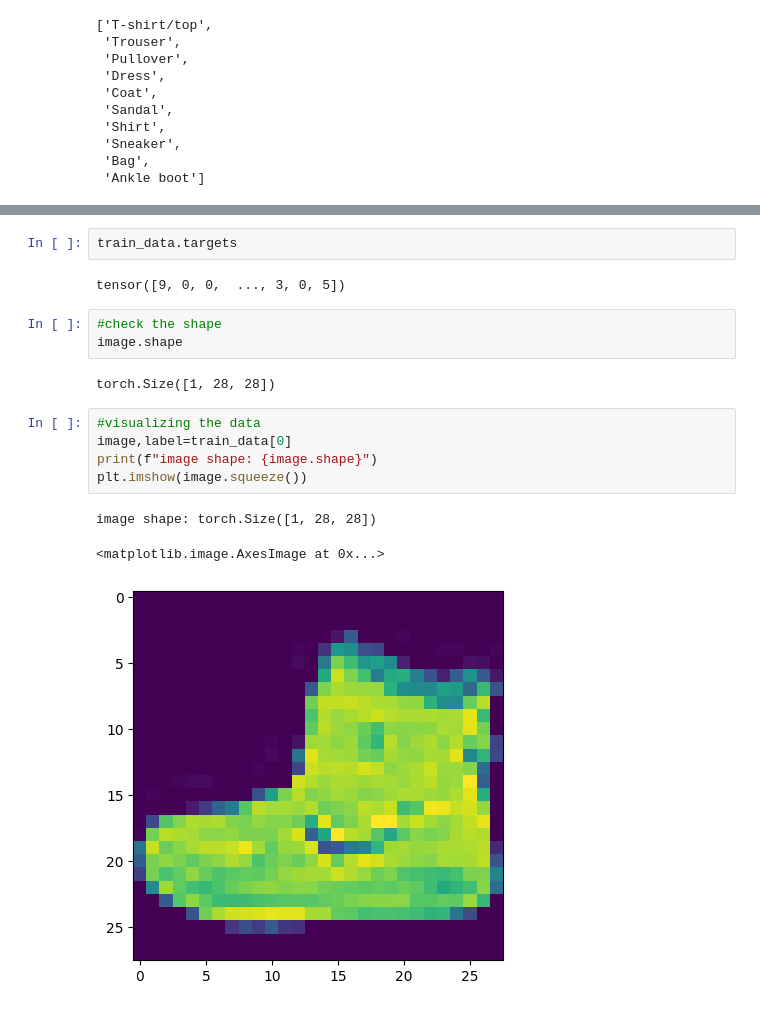
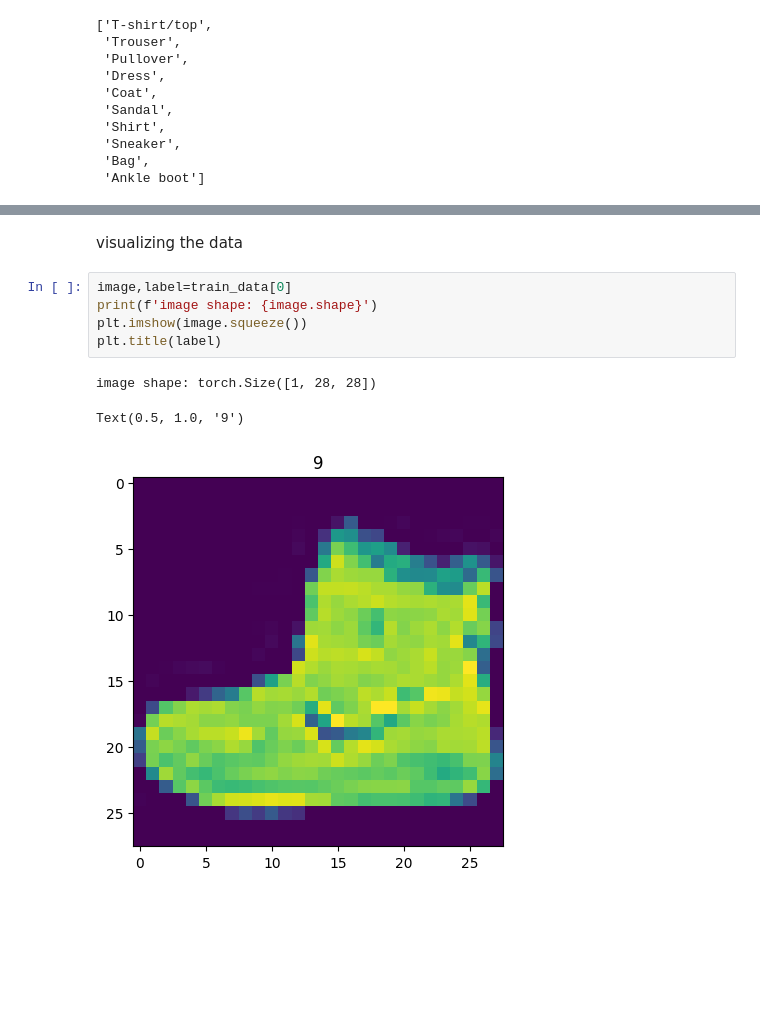
Before and after one commit to 404saugat404/pytorch, a Jupyter notebook: pytorch/comp_vison_basics.ipynb, the cells around one changed output, grey strips where cells are left out. Drawn from its saved outputs; the diff is of its cells as text; blank space fills up the shorter version.

```diff
--- a/pytorch/comp_vison_basics.ipynb
+++ b/pytorch/comp_vison_basics.ipynb
@@ -85,18 +107,11 @@ class_to_idx
-# %%
-train_data.targets
-# %% [output]
-tensor([9, 0, 0,  ..., 3, 0, 5])
-# %%
-#check the shape
-image.shape
-# %% [output]
-torch.Size([1, 28, 28])
+# %% [markdown]
+visualizing the data
 # %%
-#visualizing the data
 image,label=train_data[0]
-print(f"image shape: {image.shape}")
+print(f'image shape: {image.shape}')
 plt.imshow(image.squeeze())
+plt.title(label)
 # %% [output]
 image shape: torch.Size([1, 28, 28])
-<matplotlib.image.AxesImage at 0x...>
+Text(0.5, 1.0, '9')
-[figure, old version]
+[figure, new version]
```
Also changed, not shown: parts of 31 cells of this notebook.
